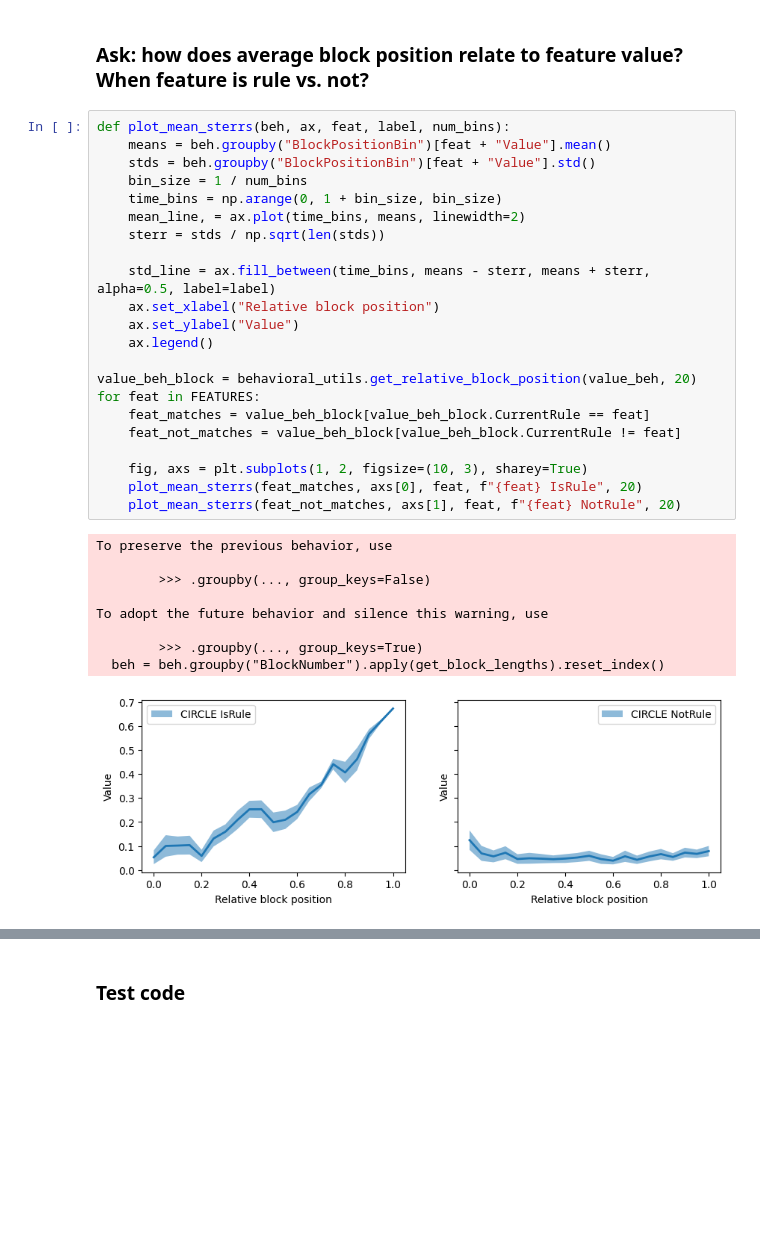
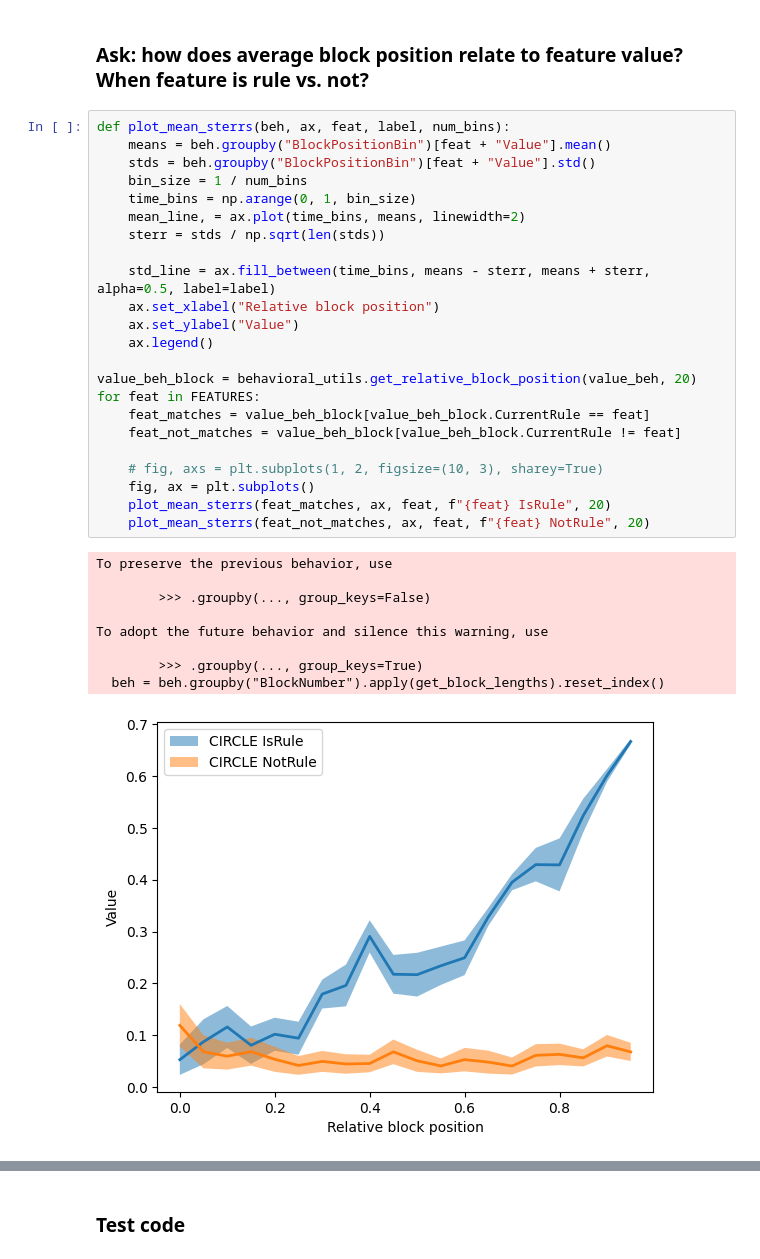
Before and after one commit to pqz317/wcst_decode, a Jupyter notebook: notebooks/20240401_reexamine_values.ipynb, the cells around one changed output, grey strips where cells are left out. Saved outputs shown, nothing was run; the diff lists cells and outputs as text; blank space fills up the shorter version.

```diff
--- a/notebooks/20240401_reexamine_values.ipynb
+++ b/notebooks/20240401_reexamine_values.ipynb
@@ -57,32 +57,33 @@ for feat in FEATURES:
 # %%
 def plot_mean_sterrs(beh, ax, feat, label, num_bins):
     means = beh.groupby("BlockPositionBin")[feat + "Value"].mean()
     stds = beh.groupby("BlockPositionBin")[feat + "Value"].std()
     bin_size = 1 / num_bins
-    time_bins = np.arange(0, 1 + bin_size, bin_size)
+    time_bins = np.arange(0, 1, bin_size)
     mean_line, = ax.plot(time_bins, means, linewidth=2)
     sterr = stds / np.sqrt(len(stds))
 
     std_line = ax.fill_between(time_bins, means - sterr, means + sterr, alpha=0.5, label=label)
     ax.set_xlabel("Relative block position")
     ax.set_ylabel("Value")
     ax.legend()
 
 value_beh_block = behavioral_utils.get_relative_block_position(value_beh, 20)
 for feat in FEATURES:
     feat_matches = value_beh_block[value_beh_block.CurrentRule == feat]
     feat_not_matches = value_beh_block[value_beh_block.CurrentRule != feat]
 
-    fig, axs = plt.subplots(1, 2, figsize=(10, 3), sharey=True)
-    plot_mean_sterrs(feat_matches, axs[0], feat, f"{feat} IsRule", 20)
-    plot_mean_sterrs(feat_not_matches, axs[1], feat, f"{feat} NotRule", 20)
+    # fig, axs = plt.subplots(1, 2, figsize=(10, 3), sharey=True)
+    fig, ax = plt.subplots()
+    plot_mean_sterrs(feat_matches, ax, feat, f"{feat} IsRule", 20)
+    plot_mean_sterrs(feat_not_matches, ax, feat, f"{feat} NotRule", 20)
 # %% [output]
 To preserve the previous behavior, use
 
         >>> .groupby(..., group_keys=False)
 
 To adopt the future behavior and silence this warning, use
 
         >>> .groupby(..., group_keys=True)
   beh = beh.groupby("BlockNumber").apply(get_block_lengths).reset_index()
-[figure, old version]
+[figure, new version]
```
Also changed, not shown: parts of 1 cell of this notebook, 6 other files.
